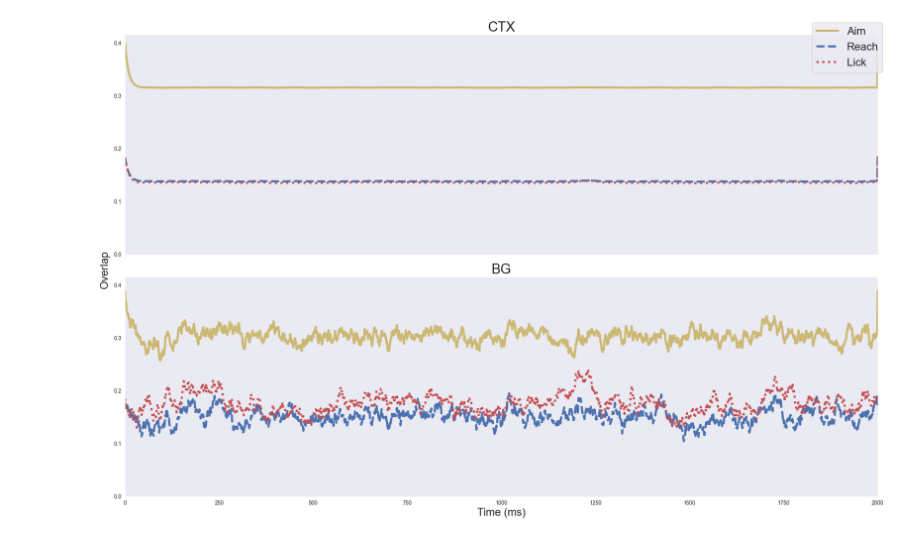
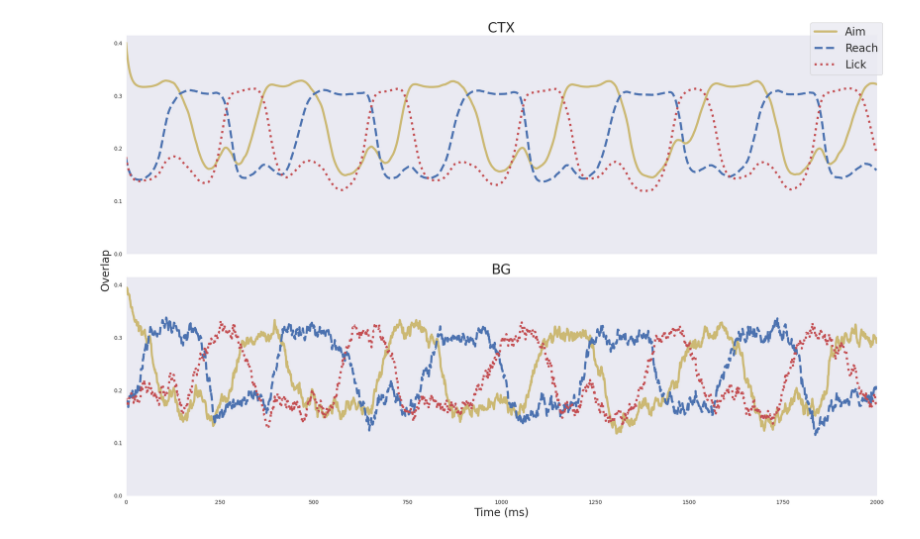
Before and after one commit to jp464/striatal-sequence, a Jupyter notebook: figures/article/1/figure.ipynb, the cells around one changed output. Drawn from its saved outputs; the diff is of its cells as text; code cells hidden in the pictures.

```diff
--- a/figures/article/1/figure.ipynb
+++ b/figures/article/1/figure.ipynb
@@ -16,23 +11,28 @@ overlaps_bg = data['overlapx_bg']
 # %%
 sns.set_style('dark')
-plt.rcParams["font.family"] = "arial"
+# plt.rcParams["font.family"] = "arial"
 colors = sns.color_palette('deep')
 # %%
+filename = './output/5.0-5.0-1.5-1.0.npz'
+data = np.load(filename)
+overlaps_ctx = data['overlaps_ctx']
+overlaps_bg = data['overlaps_bg']
+
 fig, axes = plt.subplots(2,1, sharex=True, sharey=True, tight_layout=True, figsize=(20,13))
 axes[0].plot(overlaps_ctx[0], linestyle='solid', linewidth=4, color=colors[8])
 axes[0].plot(overlaps_ctx[1], linestyle='dashed', linewidth=4, color=colors[0])
 axes[0].plot(overlaps_ctx[2], linestyle='dotted', linewidth=4, color=colors[3])
 axes[0].set_yticks([0.0, 0.1, 0.2, 0.3, 0.4])
 axes[0].set_title("CTX", fontsize=25)
 axes[1].plot(overlaps_bg[0], linestyle='solid', linewidth=4, color=colors[8])
 axes[1].plot(overlaps_bg[1], linestyle='dashed', linewidth=4, color=colors[0])
 axes[1].plot(overlaps_bg[2], linestyle='dotted', linewidth=4, color=colors[3])
 axes[1].set_yticks([0.0, 0.1, 0.2, 0.3, 0.4])
 axes[1].set_title("BG", fontsize=25)
 axes[1].set_xlabel('Time (ms)', fontsize=20)
 fig.text(-0.01, 0.5, 'Overlap', va='center', rotation='vertical', fontsize=20)
 plt.setp(axes, xlim=(0, 2000))
 plt.figlegend(labels=['Aim', 'Reach', 'Lick'], fontsize=20)
 plt.show()
 # %% [output]
-[figure, old version]
+[figure, new version]
```
Also changed, not shown: parts of 1 cell of this notebook, 4 other files.
